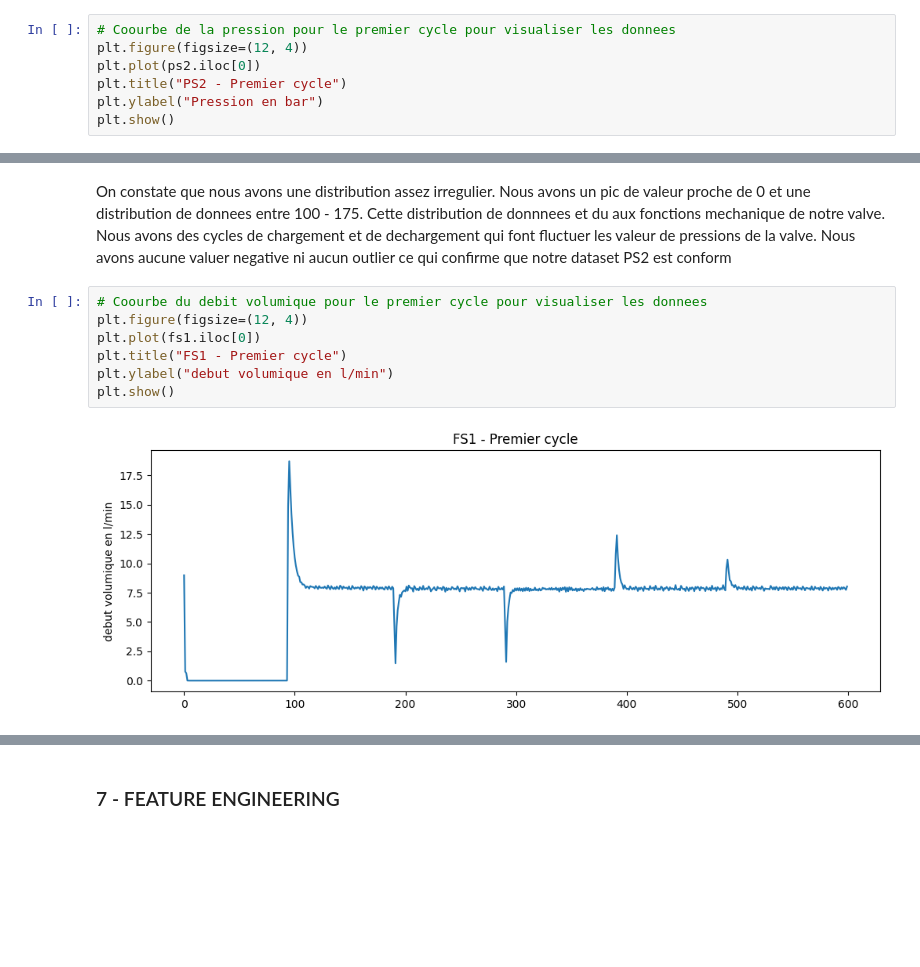
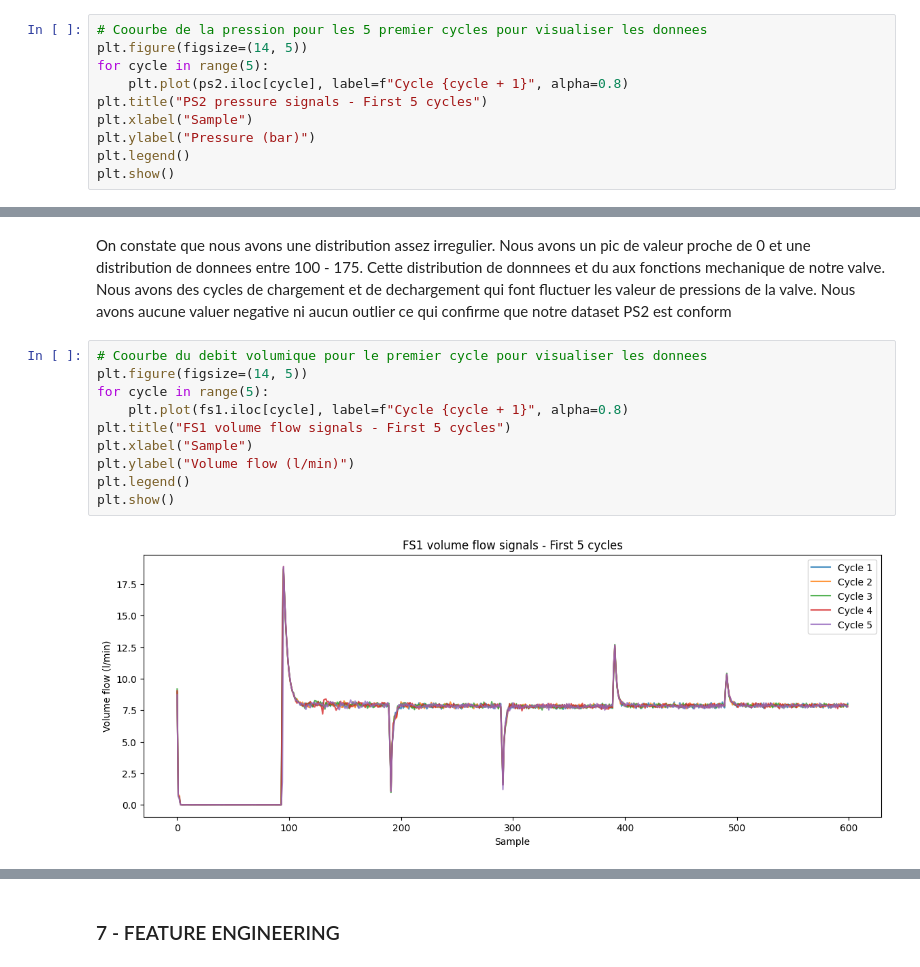
Before and after one commit to alex-05-20/ML_Project, a Jupyter notebook: project_ml.ipynb, the cells around one changed output, grey strips where cells are left out. Drawn from its saved outputs; the diff is of its cells as text; blank space fills up the shorter version.

```diff
--- a/project_ml.ipynb
+++ b/project_ml.ipynb
@@ -223,8 +221,11 @@ Des observations atypiques peuvent être détectées, mais elles ne sont pas aut
 # %%
-# Coourbe de la pression pour le premier cycle pour visualiser les donnees
-plt.figure(figsize=(12, 4))
-plt.plot(ps2.iloc[0])
-plt.title("PS2 - Premier cycle")
-plt.ylabel("Pression en bar")
+# Coourbe de la pression pour les 5 premier cycles pour visualiser les donnees
+plt.figure(figsize=(14, 5))
+for cycle in range(5):
+    plt.plot(ps2.iloc[cycle], label=f"Cycle {cycle + 1}", alpha=0.8)
+plt.title("PS2 pressure signals - First 5 cycles")
+plt.xlabel("Sample")
+plt.ylabel("Pressure (bar)")
+plt.legend()
 plt.show()
 # %% [output]
@@ -243,12 +249,15 @@ Cette distribution de donnnees et du aux fonctions mechanique de notre valve. No
 Nous avons aucune valuer negative ni aucun outlier ce qui confirme que notre dataset PS2 est conform
 # %%
 # Coourbe du debit volumique pour le premier cycle pour visualiser les donnees
-plt.figure(figsize=(12, 4))
-plt.plot(fs1.iloc[0])
-plt.title("FS1 - Premier cycle")
-plt.ylabel("debut volumique en l/min")
+plt.figure(figsize=(14, 5))
+for cycle in range(5):
+    plt.plot(fs1.iloc[cycle], label=f"Cycle {cycle + 1}", alpha=0.8)
+plt.title("FS1 volume flow signals - First 5 cycles")
+plt.xlabel("Sample")
+plt.ylabel("Volume flow (l/min)")
+plt.legend()
 plt.show()
 # %% [output]
-[figure, old version]
+[figure, new version]
 # %%
 # Distribution des donnees du debit volumique
```
Also changed, not shown: parts of 34 cells of this notebook.
